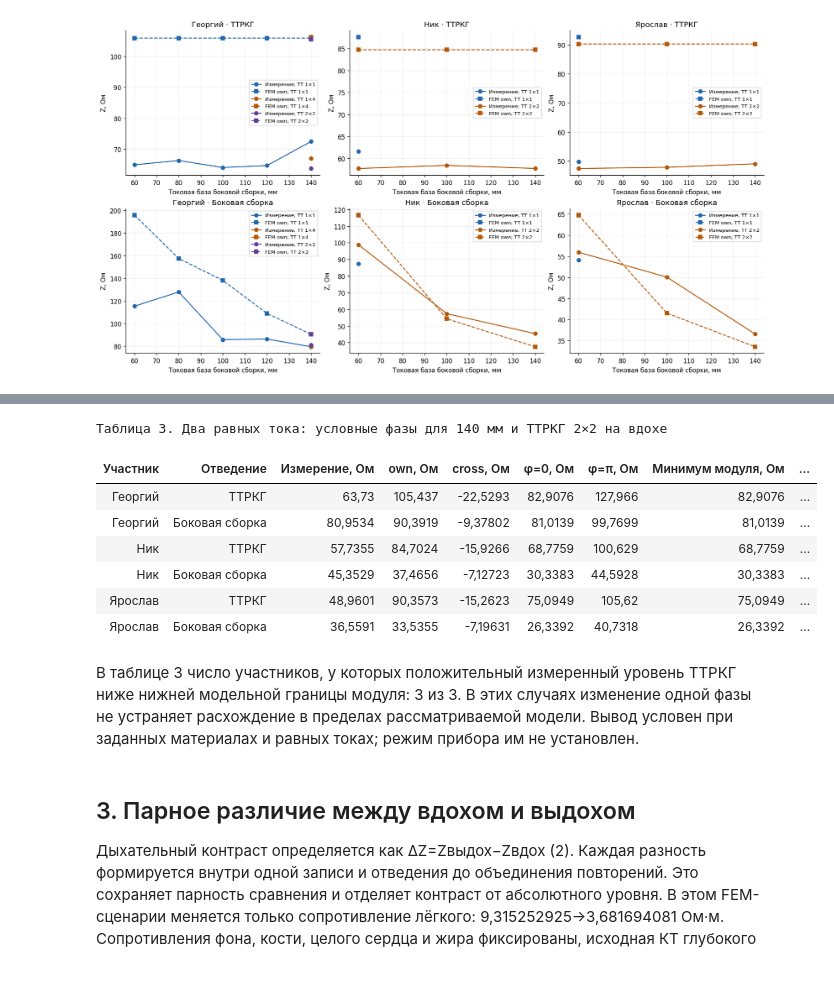
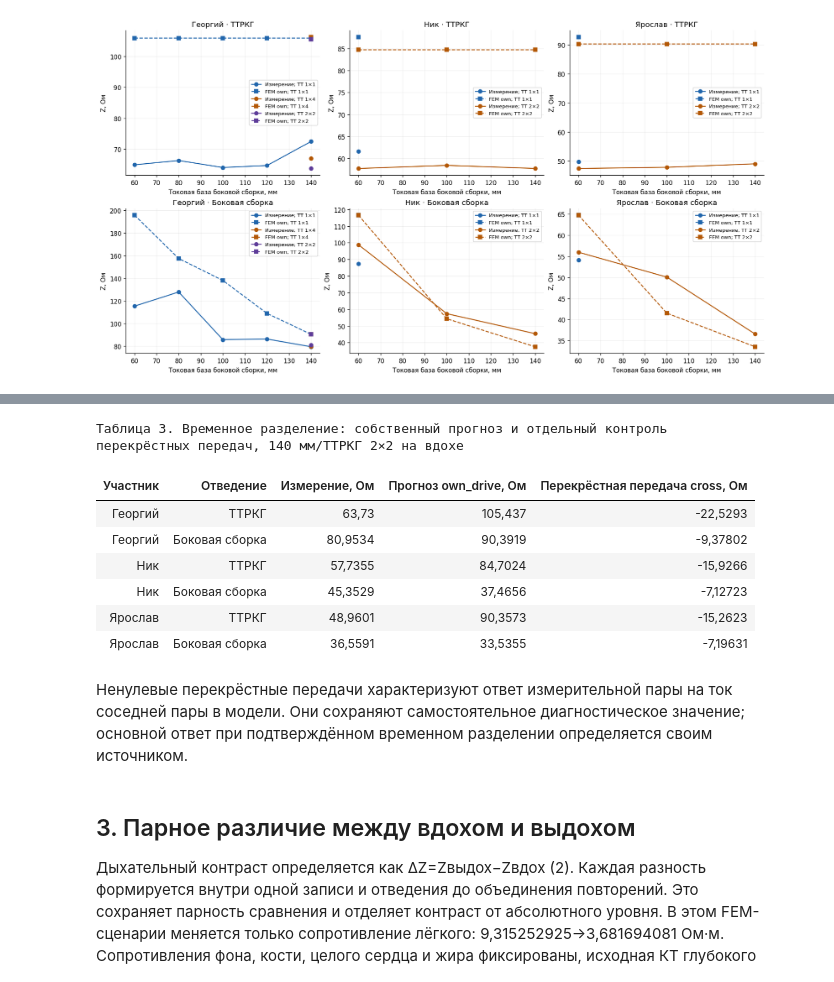
Before and after one commit to NixWrk/PhD_Disser, a Jupyter notebook: Colab Notebooks/scorpion_v2/33.43_Индивидуальная_КТ_FEM_проверка_трёх_участников_Scorpion.ipynb, the cells around one changed output, grey strips where cells are left out. Saved outputs shown, nothing was run; the diff lists cells and outputs as text; code cells hidden in the pictures.

```diff
--- a/Colab Notebooks/scorpion_v2/33.43_Индивидуальная_КТ_FEM_проверка_трёх_участников_Scorpion.ipynb
+++ b/Colab Notebooks/scorpion_v2/33.43_Индивидуальная_КТ_FEM_проверка_трёх_участников_Scorpion.ipynb
@@ -166,16 +176,16 @@ F.show_figure(F.fig_baseline(S))
 # %%
-display(HTML(F.phases_table(S)))
+display(HTML(F.drive_table(S)))
 # %% [output]
-Таблица 3. Два равных тока: условные фазы для 140 мм и ТТРКГ 2×2 на вдохе
+Таблица 3. Временное разделение: собственный прогноз и отдельный контроль перекрёстных передач, 140 мм/ТТРКГ 2×2 на вдохе
-| Участник | Отведение | Измерение, Ом | own, Ом | cross, Ом | φ=0, Ом | φ=π, Ом | Минимум модуля, Ом | ... |
-| Георгий | ТТРКГ | 63,73 | 105,437 | -22,5293 | 82,9076 | 127,966 | 82,9076 | ... |
-| Георгий | Боковая сборка | 80,9534 | 90,3919 | -9,37802 | 81,0139 | 99,7699 | 81,0139 | ... |
-| Ник | ТТРКГ | 57,7355 | 84,7024 | -15,9266 | 68,7759 | 100,629 | 68,7759 | ... |
-| Ник | Боковая сборка | 45,3529 | 37,4656 | -7,12723 | 30,3383 | 44,5928 | 30,3383 | ... |
-| Ярослав | ТТРКГ | 48,9601 | 90,3573 | -15,2623 | 75,0949 | 105,62 | 75,0949 | ... |
-| Ярослав | Боковая сборка | 36,5591 | 33,5355 | -7,19631 | 26,3392 | 40,7318 | 26,3392 | ... |
+| Участник | Отведение | Измерение, Ом | Прогноз own_drive, Ом | Перекрёстная передача cross, Ом |
+| Георгий | ТТРКГ | 63,73 | 105,437 | -22,5293 |
+| Георгий | Боковая сборка | 80,9534 | 90,3919 | -9,37802 |
+| Ник | ТТРКГ | 57,7355 | 84,7024 | -15,9266 |
+| Ник | Боковая сборка | 45,3529 | 37,4656 | -7,12723 |
+| Ярослав | ТТРКГ | 48,9601 | 90,3573 | -15,2623 |
+| Ярослав | Боковая сборка | 36,5591 | 33,5355 | -7,19631 |
-# %% [markdown]
-В таблице 3 число участников, у которых положительный измеренный уровень ТТРКГ ниже нижней модельной границы модуля: 3 из 3. В этих случаях изменение одной фазы не устраняет расхождение в пределах рассматриваемой модели. Вывод условен при заданных материалах и равных токах; режим прибора им не установлен.
+# %% [markdown]
+Ненулевые перекрёстные передачи характеризуют ответ измерительной пары на ток соседней пары в модели. Они сохраняют самостоятельное диагностическое значение; основной ответ при подтверждённом временном разделении определяется своим источником.
 # %% [markdown]
 <a id="breath"></a>
 ## 3. Парное различие между вдохом и выдохом
```
Also changed, not shown: parts of 24 cells of this notebook, 9 other files.
